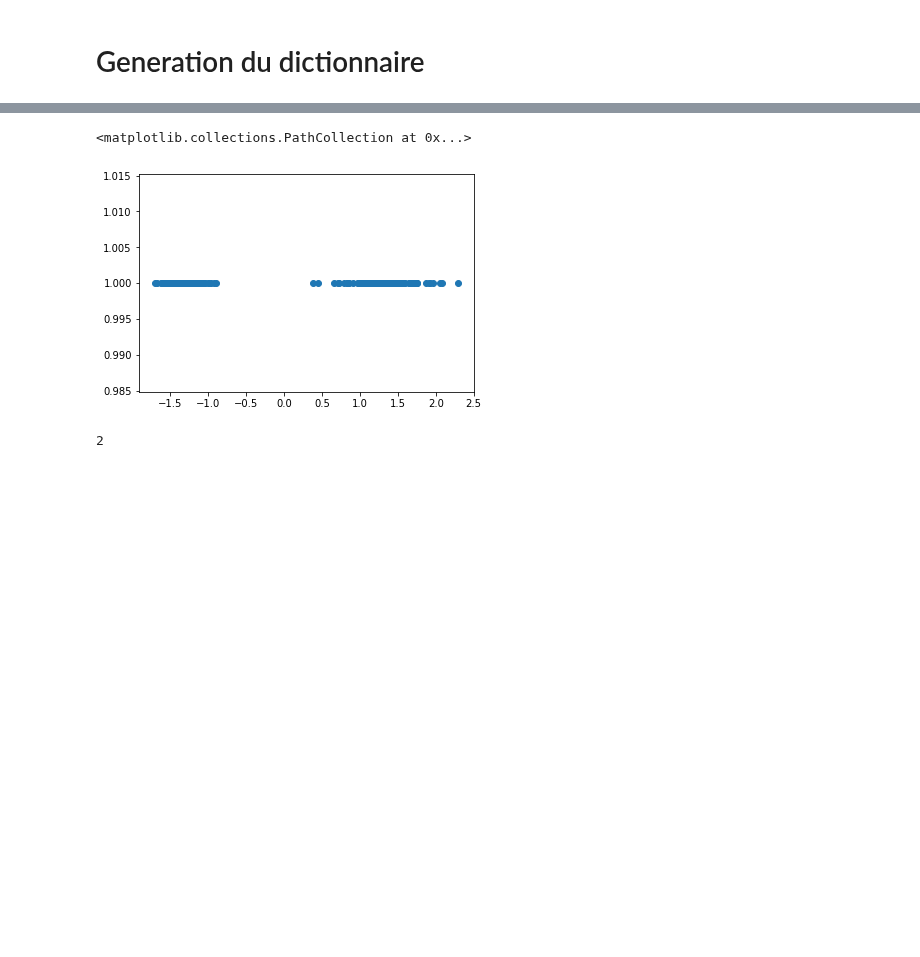
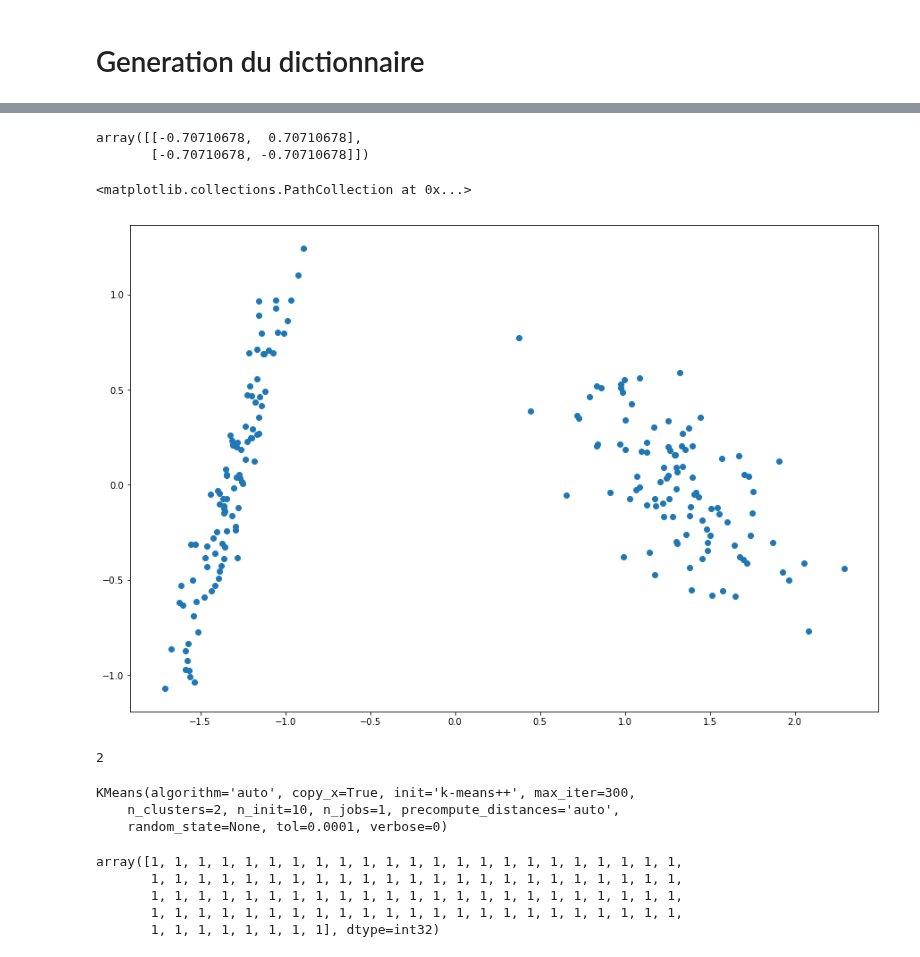
Before and after one commit to mehdisebbar/kl-aggregation, a Jupyter notebook: weight_vector_simulations_paper/weight_vector_estim_code/clustering.ipynb, the cells around one changed output, grey strips where cells are left out. Saved outputs shown, nothing was run; the diff lists cells and outputs as text; code cells hidden in the pictures; blank space fills up the shorter version.

```diff
--- a/weight_vector_simulations_paper/weight_vector_estim_code/clustering.ipynb
+++ b/weight_vector_simulations_paper/weight_vector_estim_code/clustering.ipynb
@@ -300,12 +301,16 @@ from sklearn.preprocessing import StandardScaler
 pc = PCA(2)
 sc = StandardScaler()
 # %%
-X_pca = pc.fit_transform(X)
+X_pca = pc.fit_transform(sc.fit_transform(X))
+pc.components_
+# %% [output]
+array([[-0.70710678,  0.70710678],
+       [-0.70710678, -0.70710678]])
 # %%
-plt.scatter(X_pca[:,0], np.ones(X_pca.shape[0]))
+plt.scatter(X_pca[:,0], X_pca[:,1])
 # %% [output]
 <matplotlib.collections.PathCollection at 0x...>
-[figure, old version]
+[figure, new version]
 # %%
 from sklearn.cluster import KMeans
 km = KMeans(5)
@@ -315,3 +320,10 @@ X_temp1= km.fit_predict(X_pca[:,1].reshape(-1,1))
 X_temp1[0]
 # %% [output]
 2
+# %%
+kmeans = KMeans(2)
+kmeans.fit(X)
+# %% [output]
+KMeans(algorithm='auto', copy_x=True, init='k-means++', max_iter=300,
+    n_clusters=2, n_init=10, n_jobs=1, precompute_distances='auto',
+    random_state=None, tol=0.0001, verbose=0)
@@ -317,0 +332,8 @@ X_temp1[0]
+# %%
+y[np.where(y==1)]
+# %% [output]
+array([1, 1, 1, 1, 1, 1, 1, 1, 1, 1, 1, 1, 1, 1, 1, 1, 1, 1, 1, 1, 1, 1, 1,
+       1, 1, 1, 1, 1, 1, 1, 1, 1, 1, 1, 1, 1, 1, 1, 1, 1, 1, 1, 1, 1, 1, 1,
+       1, 1, 1, 1, 1, 1, 1, 1, 1, 1, 1, 1, 1, 1, 1, 1, 1, 1, 1, 1, 1, 1, 1,
+       1, 1, 1, 1, 1, 1, 1, 1, 1, 1, 1, 1, 1, 1, 1, 1, 1, 1, 1, 1, 1, 1, 1,
+       1, 1, 1, 1, 1, 1, 1, 1], dtype=int32)
```
Also changed, not shown: parts of 20 cells of this notebook, 6 other files.
